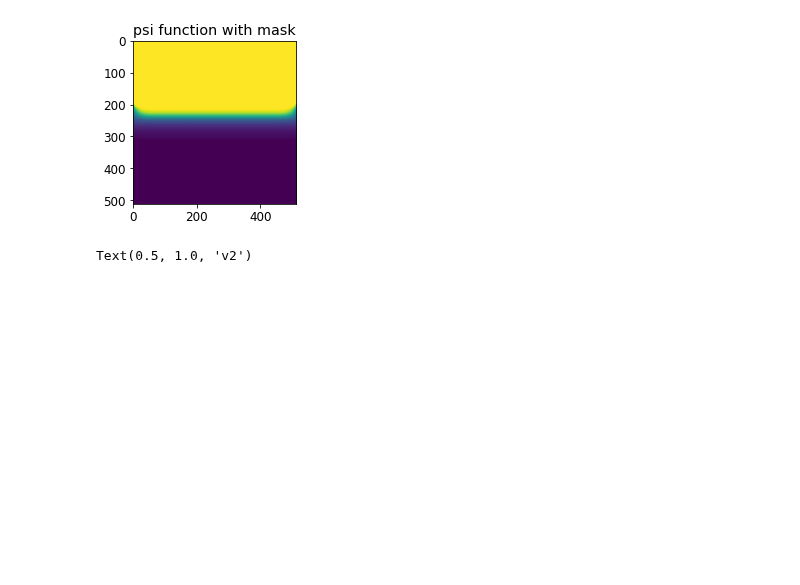
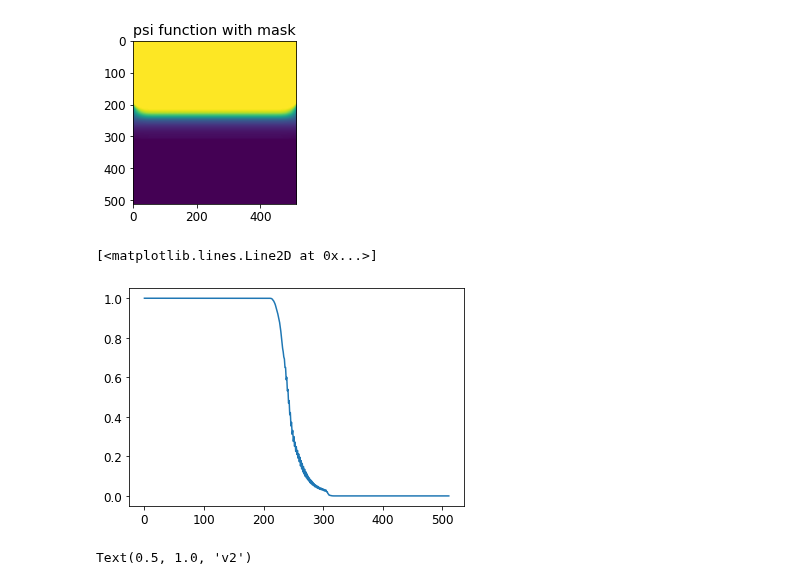
Before and after one commit to Mechanics-Mechatronics-and-Robotics/Physics-based-loss-and-machine-learning-approach-in-application-to-viscous-fluids-flow-modeling, a Jupyter notebook: Main.ipynb, the cells around one changed output. Saved outputs shown, nothing was run; the diff lists cells and outputs as text; code cells hidden in the pictures; blank space fills up the shorter version.

```diff
--- a/Main.ipynb
+++ b/Main.ipynb
@@ -449,6 +449,11 @@ plt.title('psi function with mask')
 # %% [output]
 Text(0.5, 1.0, 'psi function with mask')
 [figure]
+# %%
+plt.plot(psiMasked[:,250])
+# %% [output]
+[<matplotlib.lines.Line2D at 0x...>]
+[figure, added]
 # %%
 v1, v2 = velocityDistr(psiMasked,dx1n,dx2n,lim1,lim2)
 fig = plt.figure(figsize=(figSize*2, figSize))
```
